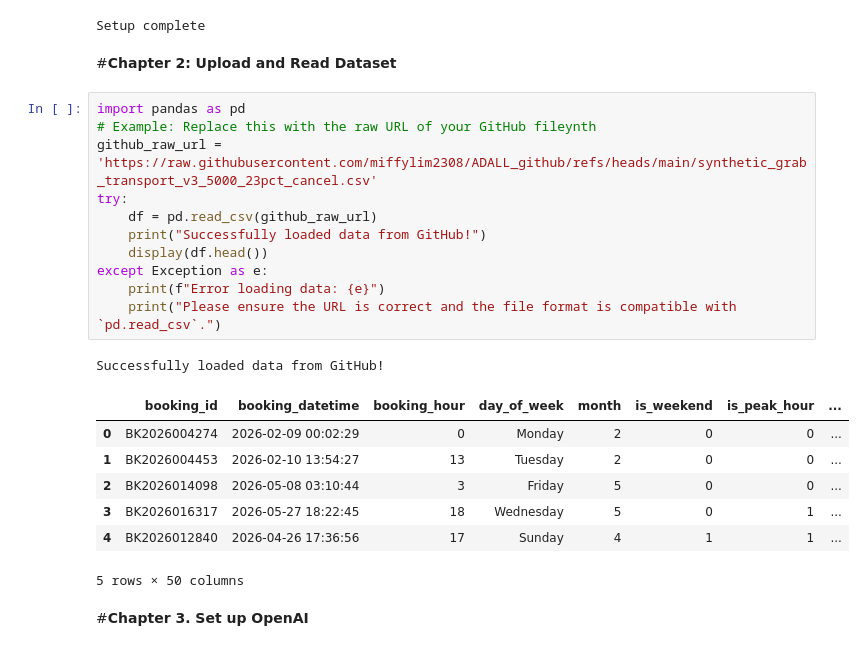
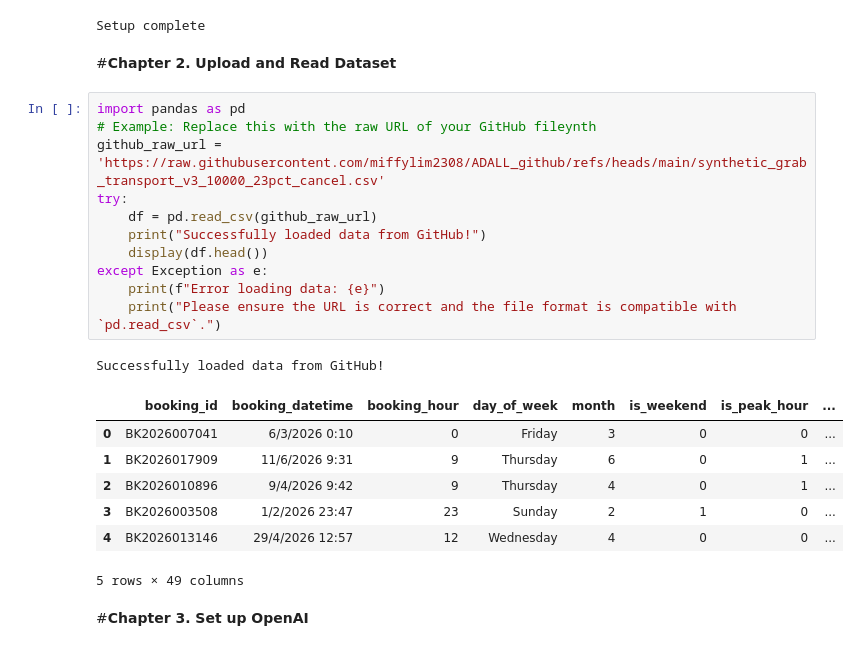
Before and after one commit to miffylim2308/ADALL_github, a Jupyter notebook: Test_Grab_Transbport.ipynb, the cells around one changed output. Cells and saved outputs as stored; diff of their text form.

```diff
--- a/Test_Grab_Transbport.ipynb
+++ b/Test_Grab_Transbport.ipynb
@@ -29,27 +29,27 @@ print('Setup complete')
 # %% [output]
 Setup complete
 # %% [markdown]
-#**Chapter 2: Upload and Read Dataset**
+#**Chapter 2. Upload and Read Dataset**
 # %%
 import pandas as pd
 # Example: Replace this with the raw URL of your GitHub fileynth
-github_raw_url = 'https://raw.githubusercontent.com/miffylim2308/ADALL_github/refs/heads/main/synthetic_grab_transport_v3_5000_23pct_cancel.csv'
+github_raw_url = 'https://raw.githubusercontent.com/miffylim2308/ADALL_github/refs/heads/main/synthetic_grab_transport_v3_10000_23pct_cancel.csv'
 try:
     df = pd.read_csv(github_raw_url)
     print("Successfully loaded data from GitHub!")
     display(df.head())
 except Exception as e:
     print(f"Error loading data: {e}")
     print("Please ensure the URL is correct and the file format is compatible with `pd.read_csv`.")
 # %% [output]
 Successfully loaded data from GitHub!
 |  | booking_id | booking_datetime | booking_hour | day_of_week | month | is_weekend | is_peak_hour | ... |
-| 0 | BK2026004274 | 2026-02-09 00:02:29 | 0 | Monday | 2 | 0 | 0 | ... |
-| 1 | BK2026004453 | 2026-02-10 13:54:27 | 13 | Tuesday | 2 | 0 | 0 | ... |
-| 2 | BK2026014098 | 2026-05-08 03:10:44 | 3 | Friday | 5 | 0 | 0 | ... |
-| 3 | BK2026016317 | 2026-05-27 18:22:45 | 18 | Wednesday | 5 | 0 | 1 | ... |
-| 4 | BK2026012840 | 2026-04-26 17:36:56 | 17 | Sunday | 4 | 1 | 1 | ... |
+| 0 | BK2026007041 | 6/3/2026 0:10 | 0 | Friday | 3 | 0 | 0 | ... |
+| 1 | BK2026017909 | 11/6/2026 9:31 | 9 | Thursday | 6 | 0 | 1 | ... |
+| 2 | BK2026010896 | 9/4/2026 9:42 | 9 | Thursday | 4 | 0 | 1 | ... |
+| 3 | BK2026003508 | 1/2/2026 23:47 | 23 | Sunday | 2 | 1 | 0 | ... |
+| 4 | BK2026013146 | 29/4/2026 12:57 | 12 | Wednesday | 4 | 0 | 0 | ... |
-5 rows × 50 columns
+5 rows × 49 columns
 # %% [markdown]
 #**Chapter 3. Set up OpenAI**
 # %%
```
Also changed, not shown: parts of 12 cells of this notebook.
